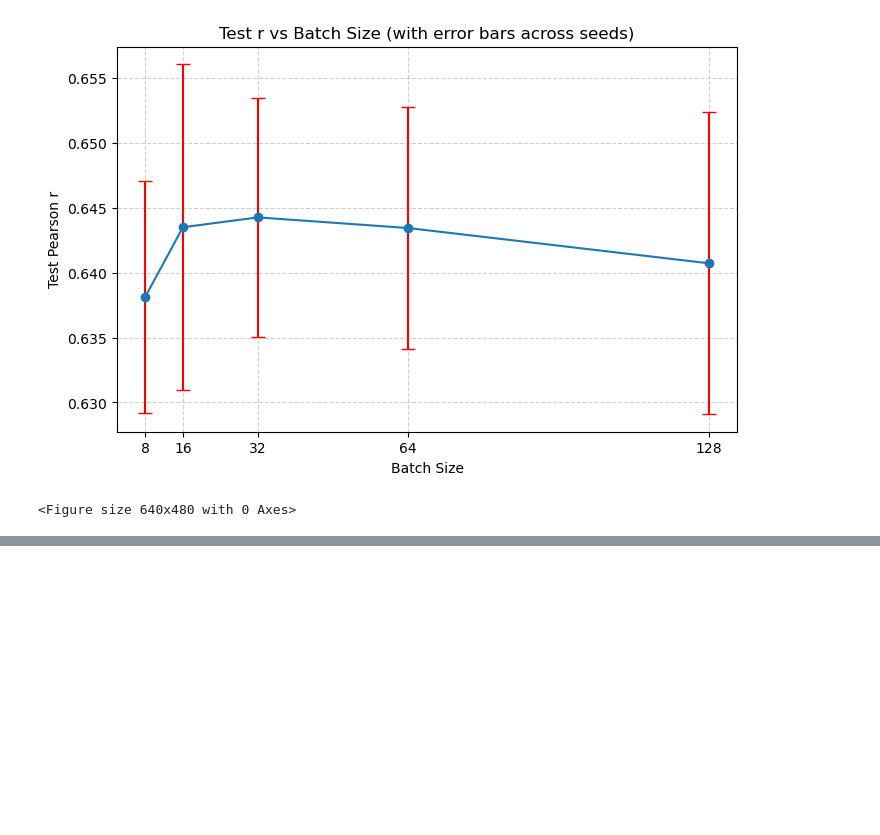
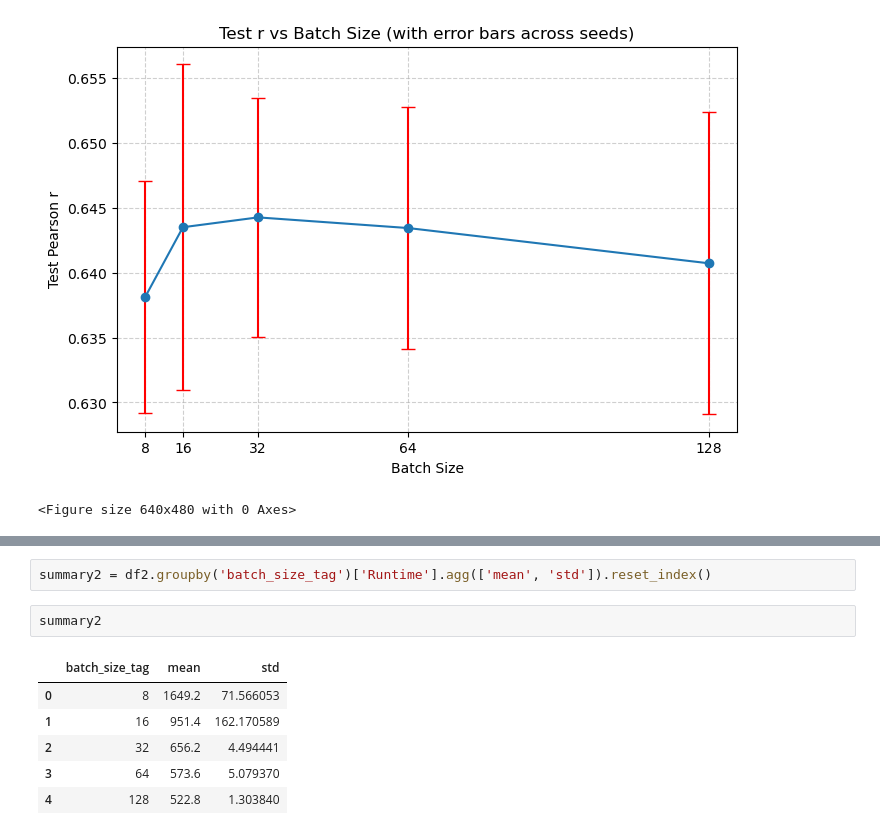
Before and after one commit to brianthuynh10/dsc180-capstone, a Jupyter notebook: notebooks/week6_task.ipynb, the cells around one changed output, grey strips where cells are left out. Saved outputs shown, nothing was run; the diff lists cells and outputs as text; blank space fills up the shorter version.

```diff
--- a/notebooks/week6_task.ipynb
+++ b/notebooks/week6_task.ipynb
@@ -39,0 +66,11 @@ plt.tight_layout()
+# %%
+summary2 = df2.groupby('batch_size_tag')['Runtime'].agg(['mean', 'std']).reset_index()
+# %%
+summary2
+# %% [output]
+|  | batch_size_tag | mean | std |
+| 0 | 8 | 1649.2 | 71.566053 |
+| 1 | 16 | 951.4 | 162.170589 |
+| 2 | 32 | 656.2 | 4.494441 |
+| 3 | 64 | 573.6 | 5.079370 |
+| 4 | 128 | 522.8 | 1.303840 |
```
Also changed, not shown: parts of 3 cells of this notebook, 5 other files.
